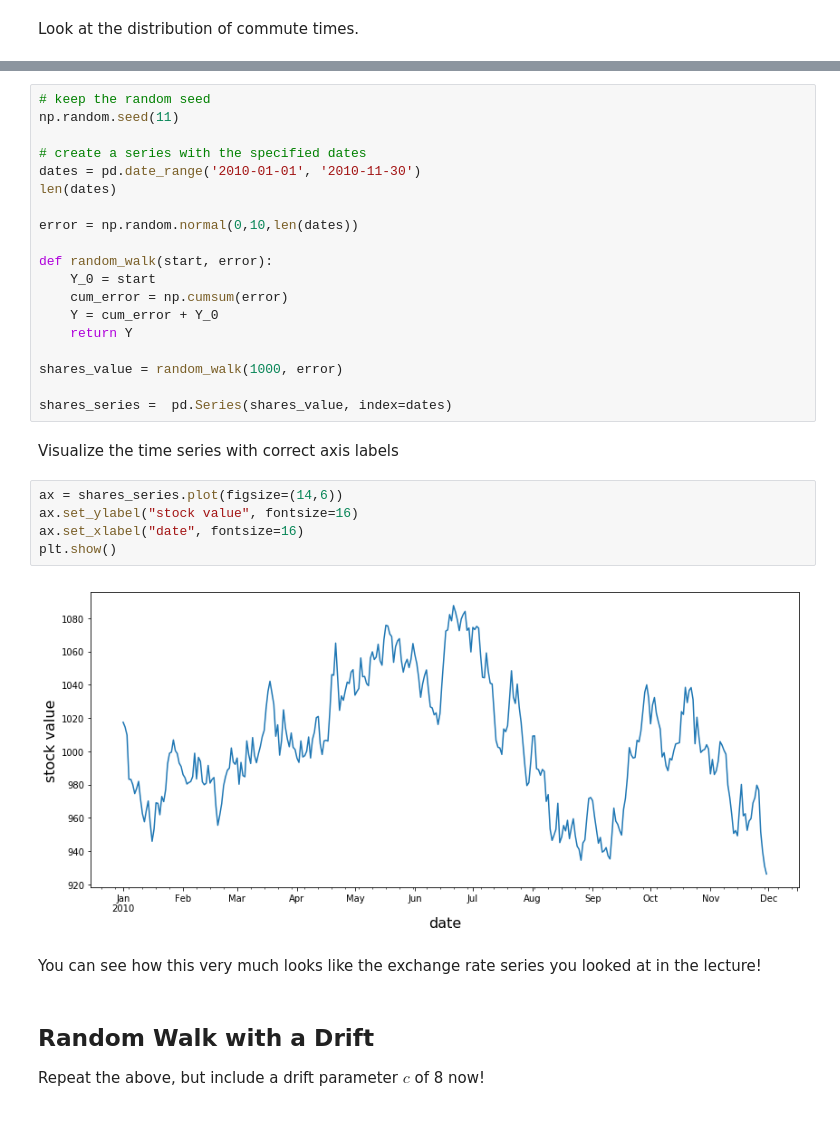
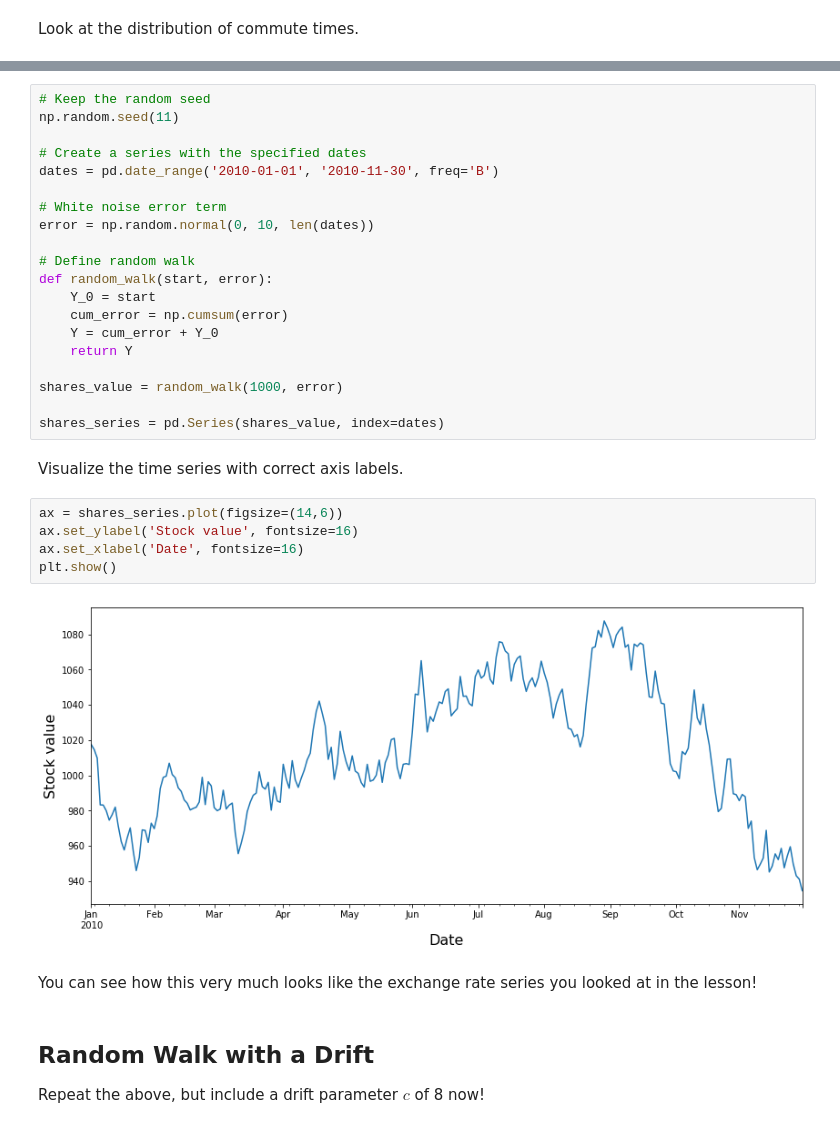
Before and after one commit to learn-co-curriculum/dsc-basic-time-series-models-lab, a Jupyter notebook: index.ipynb, the cells around one changed output, grey strips where cells are left out. Saved outputs shown, nothing was run; the diff lists cells and outputs as text.

```diff
--- a/index.ipynb
+++ b/index.ipynb
@@ -113,13 +116,14 @@ Keeping this in mind, let's create a random walk model:
 # %%
-# keep the random seed
+# Keep the random seed
 np.random.seed(11)
 
-# create a series with the specified dates
-dates = pd.date_range('2010-01-01', '2010-11-30')
-len(dates)
+# Create a series with the specified dates
+dates = pd.date_range('2010-01-01', '2010-11-30', freq='B')
 
-error = np.random.normal(0,10,len(dates))
+# White noise error term
+error = np.random.normal(0, 10, len(dates))
 
+# Define random walk
 def random_walk(start, error):
     Y_0 = start
     cum_error = np.cumsum(error)
@@ -128,18 +132,18 @@ def random_walk(start, error):
 
 shares_value = random_walk(1000, error)
 
-shares_series =  pd.Series(shares_value, index=dates)
+shares_series = pd.Series(shares_value, index=dates)
 # %% [markdown]
-Visualize the time series with correct axis labels
+Visualize the time series with correct axis labels.
 # %%
 ax = shares_series.plot(figsize=(14,6))
-ax.set_ylabel("stock value", fontsize=16)
-ax.set_xlabel("date", fontsize=16)
+ax.set_ylabel('Stock value', fontsize=16)
+ax.set_xlabel('Date', fontsize=16)
 plt.show()
 # %% [output]
-[figure, old version]
+[figure, new version]
 # %% [markdown]
-You can see how this very much looks like the exchange rate series you looked at in the lecture!
+You can see how this very much looks like the exchange rate series you looked at in the lesson!
 # %% [markdown]
 ## Random Walk with a Drift
 
```
Also changed, not shown: parts of 32 cells of this notebook, 12 other files.
